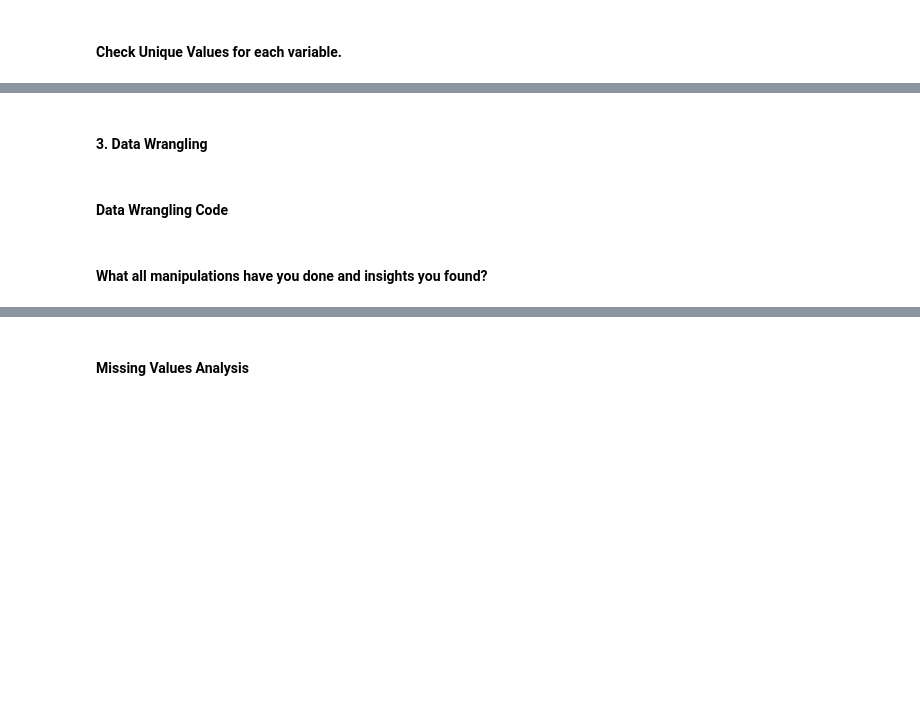
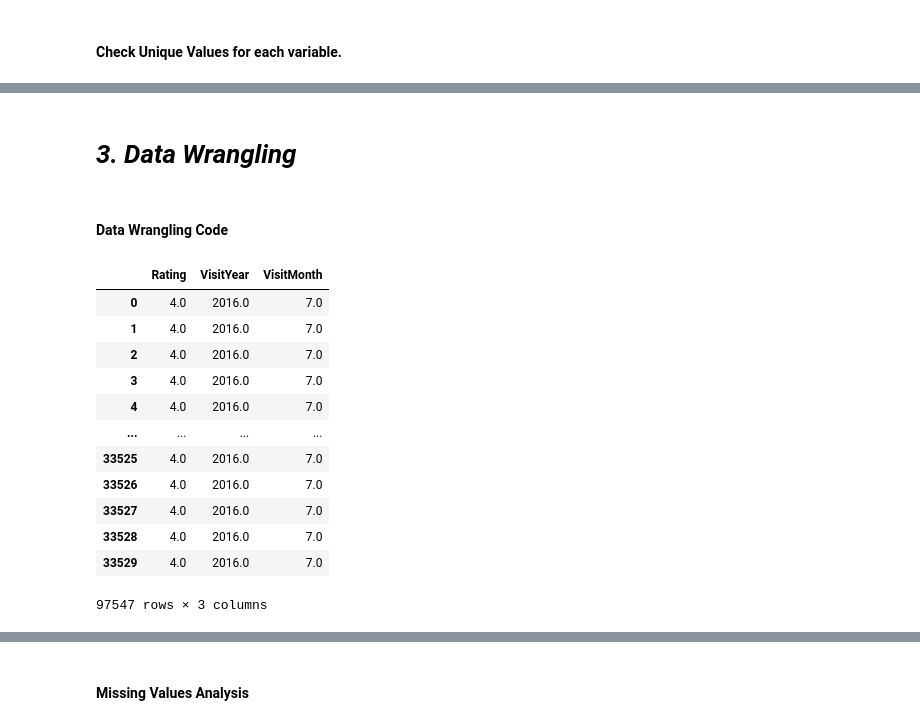
Before and after one commit to PODDA2N/Internship-of-Tourism-Experience-Analytics-AI-ML, a Jupyter notebook: Internship of Tourism Dataset.ipynb, the cells around one changed output, grey strips where cells are left out. Saved outputs shown, nothing was run; the diff lists cells and outputs as text; code cells hidden in the pictures; blank space fills up the shorter version.

```diff
--- a/Internship of Tourism Dataset.ipynb
+++ b/Internship of Tourism Dataset.ipynb
@@ -200,6 +395,22 @@ data.describe()
 # %% [markdown]
-#### 3. Data Wrangling
+# ***3. Data Wrangling***
 # %% [markdown]
 #### Data Wrangling Code
-# %% [markdown]
-#### What all manipulations have you done and insights you found?
+# %%
+num_cols = ['Rating','VisitYear','VisitMonth']                       # Fill Missing Numeric Columns
+data[num_cols] = data[num_cols].fillna(data[num_cols].median())
+data[num_cols]
+# %% [output]
+|  | Rating | VisitYear | VisitMonth |
+| 0 | 4.0 | 2016.0 | 7.0 |
+| 1 | 4.0 | 2016.0 | 7.0 |
+| 2 | 4.0 | 2016.0 | 7.0 |
+| 3 | 4.0 | 2016.0 | 7.0 |
+| 4 | 4.0 | 2016.0 | 7.0 |
+| ... | ... | ... | ... |
+| 33525 | 4.0 | 2016.0 | 7.0 |
+| 33526 | 4.0 | 2016.0 | 7.0 |
+| 33527 | 4.0 | 2016.0 | 7.0 |
+| 33528 | 4.0 | 2016.0 | 7.0 |
+| 33529 | 4.0 | 2016.0 | 7.0 |
+97547 rows × 3 columns
```
Also changed, not shown: parts of 51 cells of this notebook.
